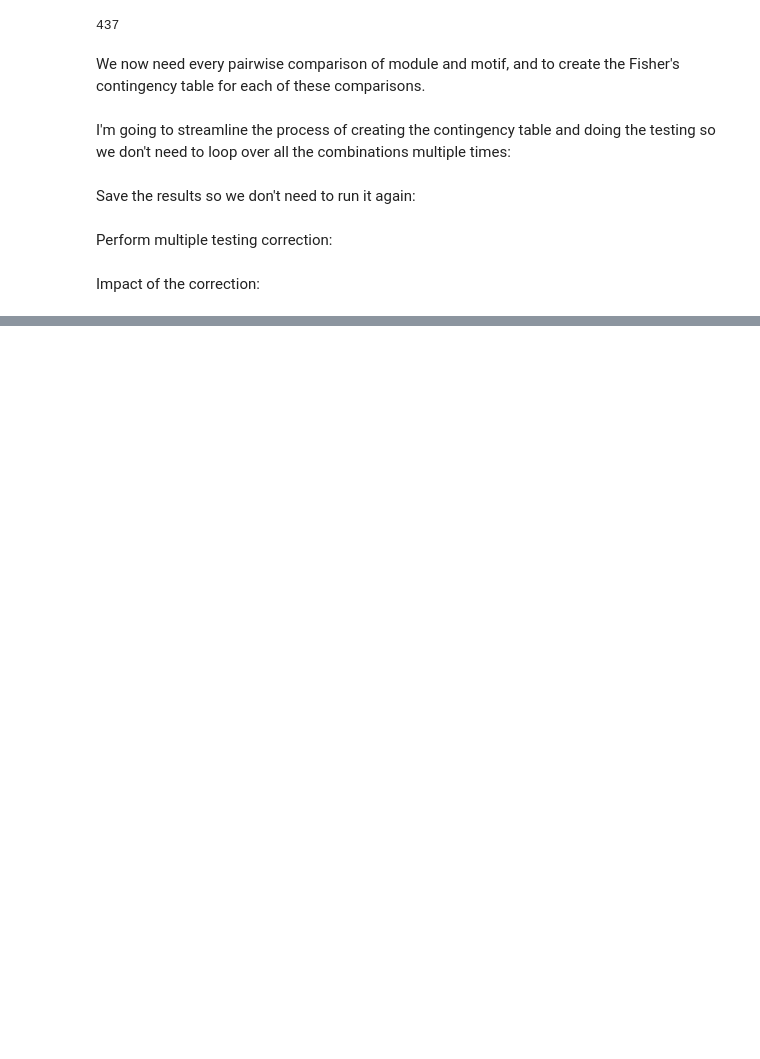
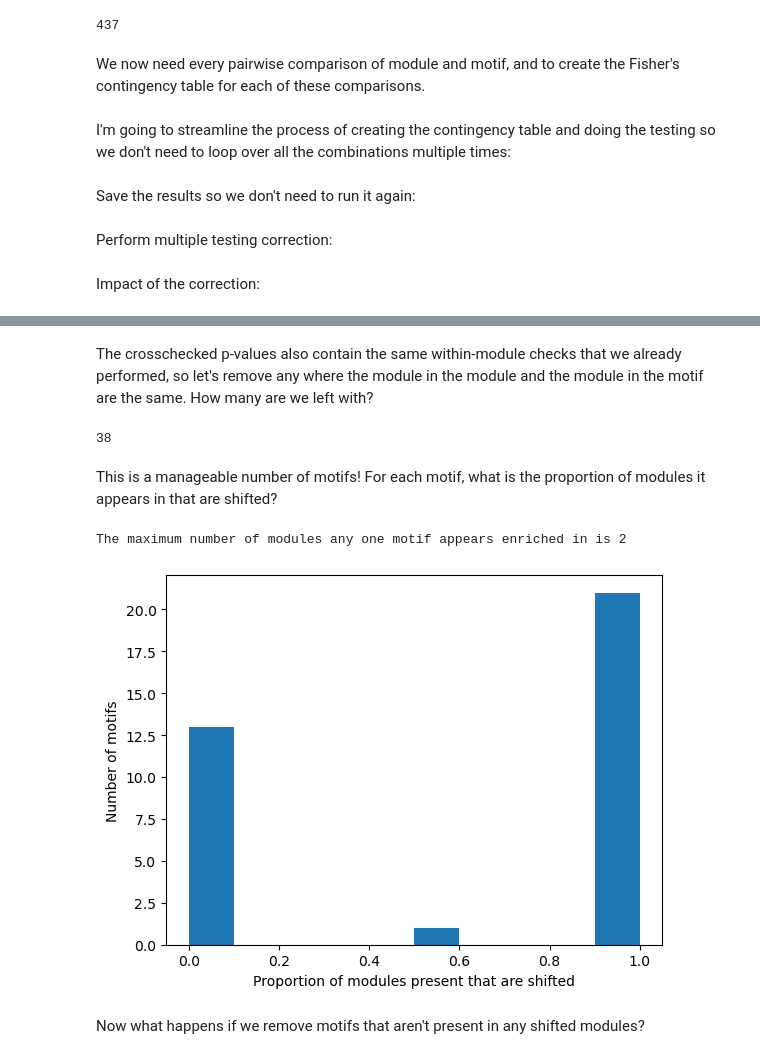
Before and after one commit to serenalotreck/rhythmic-potato, a Jupyter notebook: notebooks/checking_motif_overlap.ipynb, the cells around one changed output, grey strips where cells are left out. Drawn from its saved outputs; the diff is of its cells as text; code cells hidden in the pictures; blank space fills up the shorter version.

Commit message:
Debug and complete crosschecking of motifs

```diff
--- a/notebooks/checking_motif_overlap.ipynb
+++ b/notebooks/checking_motif_overlap.ipynb
@@ -205,0 +220,31 @@ len([p for p in cross_ps if p < 0.05]), len([p for p in corrected_cross_ps if p
+# %%
+modules_to_check = [f'module_{module}' for module in module_lags[module_lags.mean_lag > 0.75].module.tolist()]
+# %% [markdown]
+The crosschecked p-values also contain the same within-module checks that we already performed, so let's remove any where the module in the module and the module in the motif are the same. How many are we left with?
+# %%
+corrected_cross_ps_dict = {k:v for k, v in corrected_cross_ps_dict.items() if k.split('_')[1] != k.split('_')[4]}
+# %%
+len(corrected_cross_ps_dict)
+# %% [output]
+38
+# %% [markdown]
+This is a manageable number of motifs! For each motif, what is the proportion of modules it appears in that are shifted?
+# %%
+motif_to_mod = defaultdict(list)
+for k in corrected_cross_ps_dict:
+    mod, motif = k.split('__')
+    motif_to_mod[motif].append(mod)
+# %%
+print(f'The maximum number of modules any one motif appears enriched in is {max([len(v) for v in motif_to_mod.values()])}')
+# %% [output]
+The maximum number of modules any one motif appears enriched in is 2
+# %%
+prop_shifted = {k: len([mod for mod in v if mod in modules_to_check])/len(v) for k, v in motif_to_mod.items()}
+# %%
+_ = plt.hist(prop_shifted.values())
+_ = plt.xlabel('Proportion of modules present that are shifted')
+_ = plt.ylabel('Number of motifs')
+# %% [output]
+[figure, added]
+# %% [markdown]
+Now what happens if we remove motifs that aren't present in any shifted modules?
```
Also changed, not shown: parts of 9 cells of this notebook.
